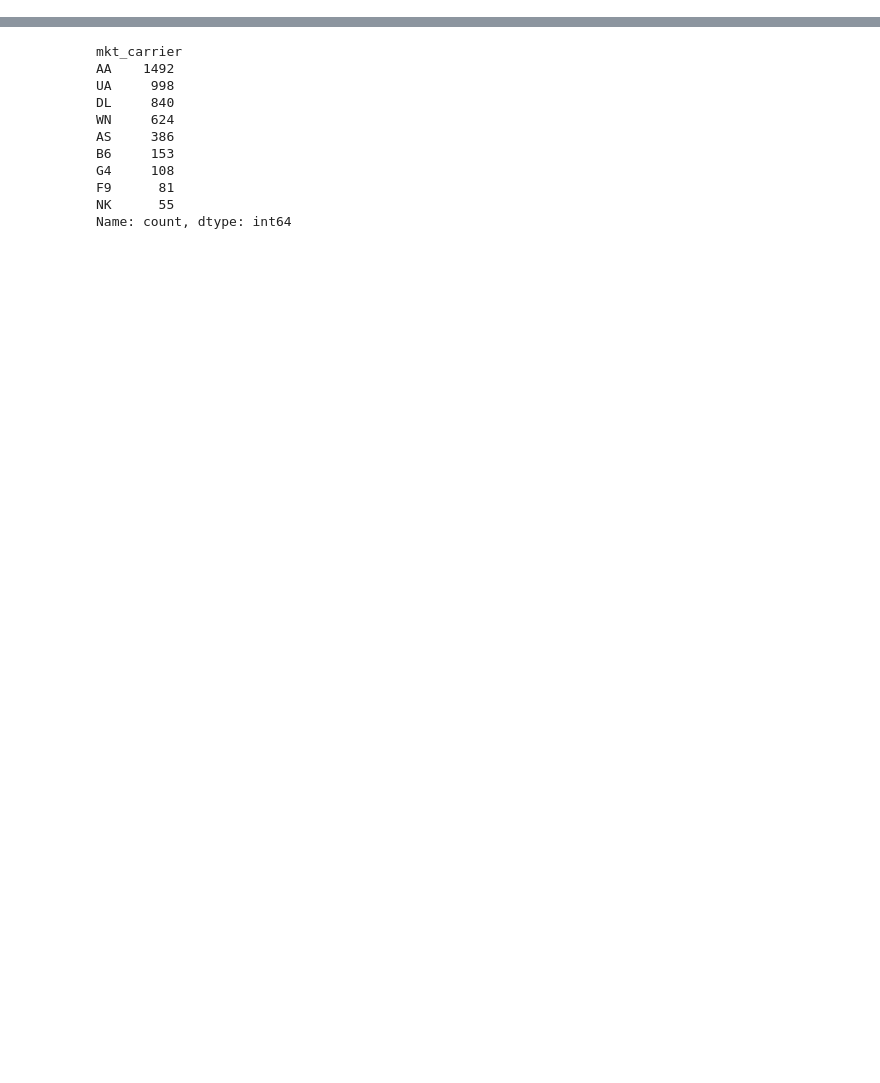
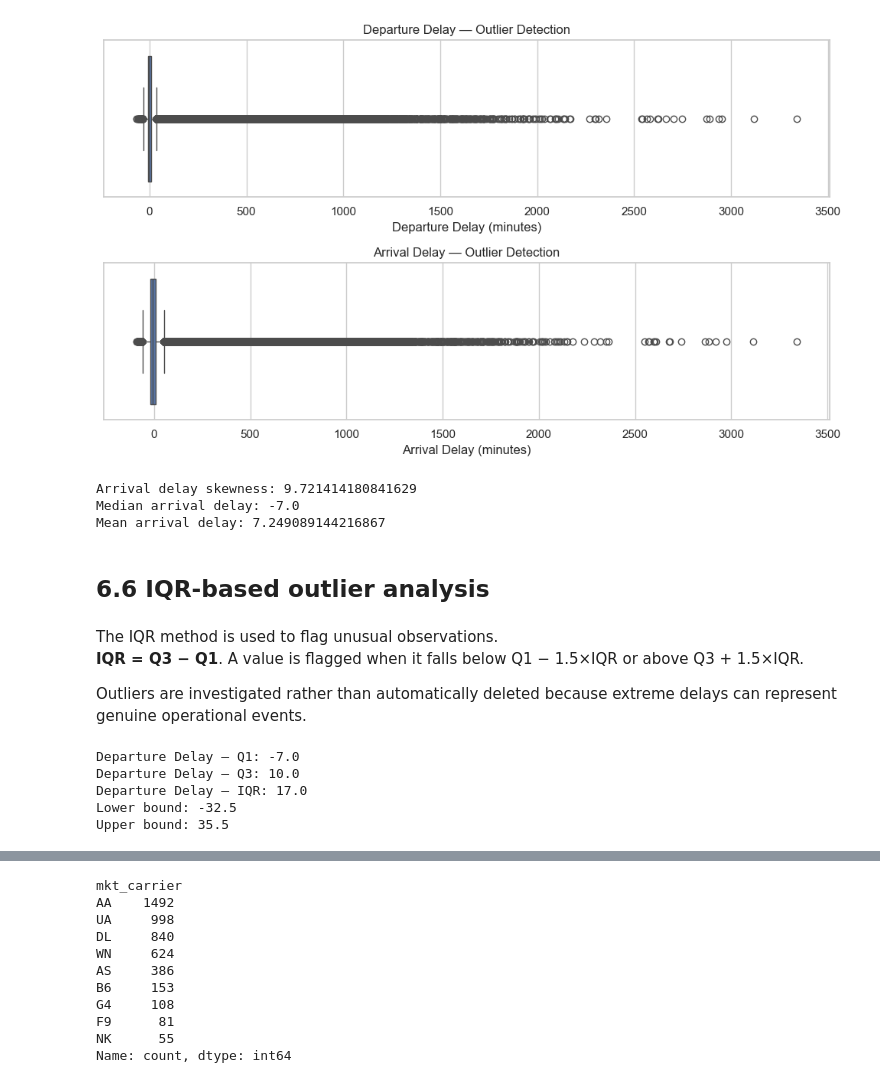
Before and after one commit to BhupathiTharun/Airline-Operations-Intelligence, a Jupyter notebook: notebooks/06_eda.ipynb, the cells around one changed output, grey strips where cells are left out. Drawn from its saved outputs; the diff is of its cells as text; code cells hidden in the pictures; blank space fills up the shorter version.

```diff
--- a/notebooks/06_eda.ipynb
+++ b/notebooks/06_eda.ipynb
@@ -865,0 +41,7 @@ Diverted flights: 4737
+# %%
+# Load the processed airline dataset.
+# Update this path if the project is moved to another machine.
+file_path = r"D:\Data Analyst\EXCEL\airline-operations-intelligence\Airline-Operations-Intelligence\data\processed\flights_2026_q1.csv"
+
+df = pd.read_csv(file_path)
+print("Data loaded successfully")
@@ -865,0 +103,13 @@ Diverted flights: 4737
+# %%
+# Check for exact duplicate records.
+duplicate_count = df.duplicated().sum()
+print("Duplicate rows:", duplicate_count)
+
+# Remove exact duplicate records only when they are present.
+# This prevents duplicated observations from biasing downstream KPIs.
+if duplicate_count > 0:
+    df = df.drop_duplicates().reset_index(drop=True)
+    print("Duplicate rows removed:", duplicate_count)
+    print("Rows after deduplication:", len(df))
+else:
+    print("No exact duplicate rows found.")
@@ -865,0 +447,52 @@ Diverted flights: 4737
+# %%
+# Boxplots provide a compact view of spread and potential extreme observations.
+fig, axes = plt.subplots(2, 1, figsize=(10, 6))
+
+sns.boxplot(x=completed_df["dep_delay"], ax=axes[0])
+axes[0].set_title("Departure Delay — Outlier Detection")
+axes[0].set_xlabel("Departure Delay (minutes)")
+
+sns.boxplot(x=completed_df["arr_delay"], ax=axes[1])
+axes[1].set_title("Arrival Delay — Outlier Detection")
+axes[1].set_xlabel("Arrival Delay (minutes)")
+
+plt.tight_layout()
+plt.show()
+# %% [output]
+[figure, added]
+# %%
+# Descriptive statistics help assess skewness and the difference between mean and median.
+print("Arrival delay skewness:", completed_df["arr_delay"].skew())
+print("Median arrival delay:", completed_df["arr_delay"].median())
+print("Mean arrival delay:", completed_df["arr_delay"].mean())
+# %% [output]
+Arrival delay skewness: 9.721414180841629
+Median arrival delay: -7.0
+Mean arrival delay: 7.249089144216867
+# %% [markdown]
+## 6.6 IQR-based outlier analysis
+# %% [markdown]
+The IQR method is used to flag unusual observations.
+**IQR = Q3 − Q1**. A value is flagged when it falls below Q1 − 1.5×IQR or above Q3 + 1.5×IQR.
+
+Outliers are investigated rather than automatically deleted because extreme delays can represent genuine operational events.
+# %%
+# Departure-delay IQR boundaries.
+q1_dep = completed_df["dep_delay"].quantile(0.25)
+q3_dep = completed_df["dep_delay"].quantile(0.75)
+iqr_dep = q3_dep - q1_dep
+
+lower_dep = q1_dep - 1.5 * iqr_dep
+upper_dep = q3_dep + 1.5 * iqr_dep
+
+print("Departure Delay — Q1:", q1_dep)
+print("Departure Delay — Q3:", q3_dep)
+print("Departure Delay — IQR:", iqr_dep)
+print("Lower bound:", lower_dep)
+print("Upper bound:", upper_dep)
+# %% [output]
+Departure Delay — Q1: -7.0
+Departure Delay — Q3: 10.0
+Departure Delay — IQR: 17.0
+Lower bound: -32.5
+Upper bound: 35.5
```
Also changed, not shown: parts of 309 cells of this notebook, 19 other files.
